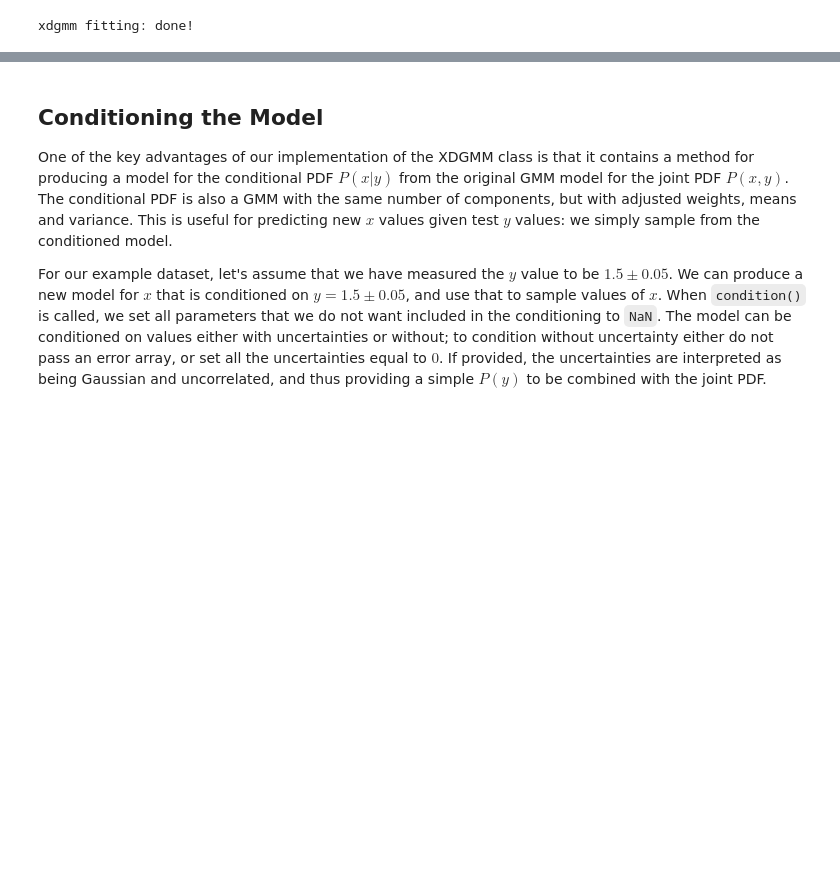
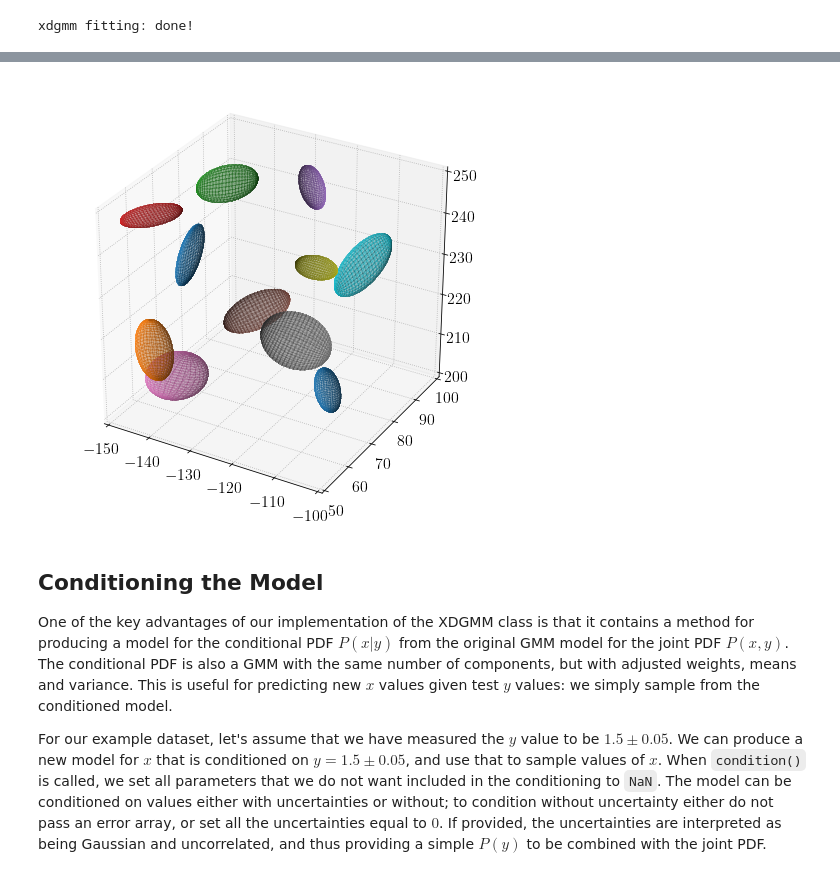
Before and after one commit to umikanero/XDGMM, a Jupyter notebook: SDSS/SDSS.ipynb, the cells around one changed output, grey strips where cells are left out. Saved outputs shown, nothing was run; the diff lists cells and outputs as text; code cells hidden in the pictures; blank space fills up the shorter version.

```diff
--- a/SDSS/SDSS.ipynb
+++ b/SDSS/SDSS.ipynb
@@ -102,3 +171,19 @@ visualization.visualize_3d_gmm(points, xdgmm.weights, xdgmm.mu.T, xdgmm.V, type=
+# %%
+# visualization.visualize_3d_gmm(points, xdgmm.weights, xdgmm.mu.T, xdgmm.V, type="full", index = index)
+
+figxd = plt.figure(figsize=(8, 8))
+axesxd = figxd.add_subplot(111, projection='3d')
+axesxd.set_zlim3d(200, 250)
+axesxd.set_xlim3d(-150, -100)
+axesxd.set_ylim3d(50, 100)
+
+for i in range(optimal_n_comp):
+    covariances = xdgmm.V[i][:3, :3]
+    v, u = np.linalg.eigh(covariances)
+    r = np.sqrt(v)
+    plot_sphere(xdgmm.weights[i], xdgmm.mu.T[:3,i], r, u, ax=axesxd)
+# %% [output]
+[figure, added]
 # %% [markdown]
 ## Conditioning the Model
 
```
Also changed, not shown: parts of 10 cells of this notebook, 18 other files.
